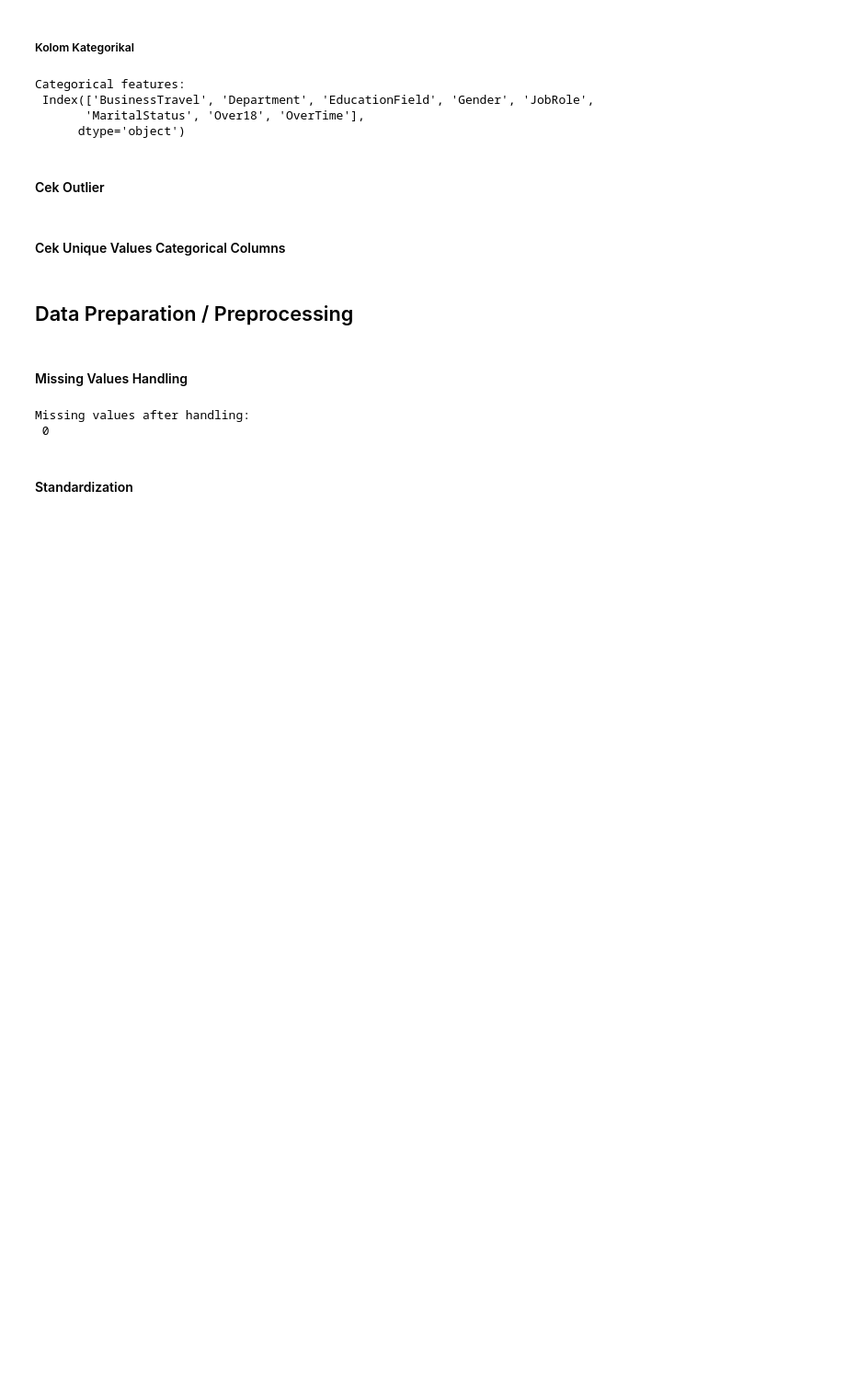
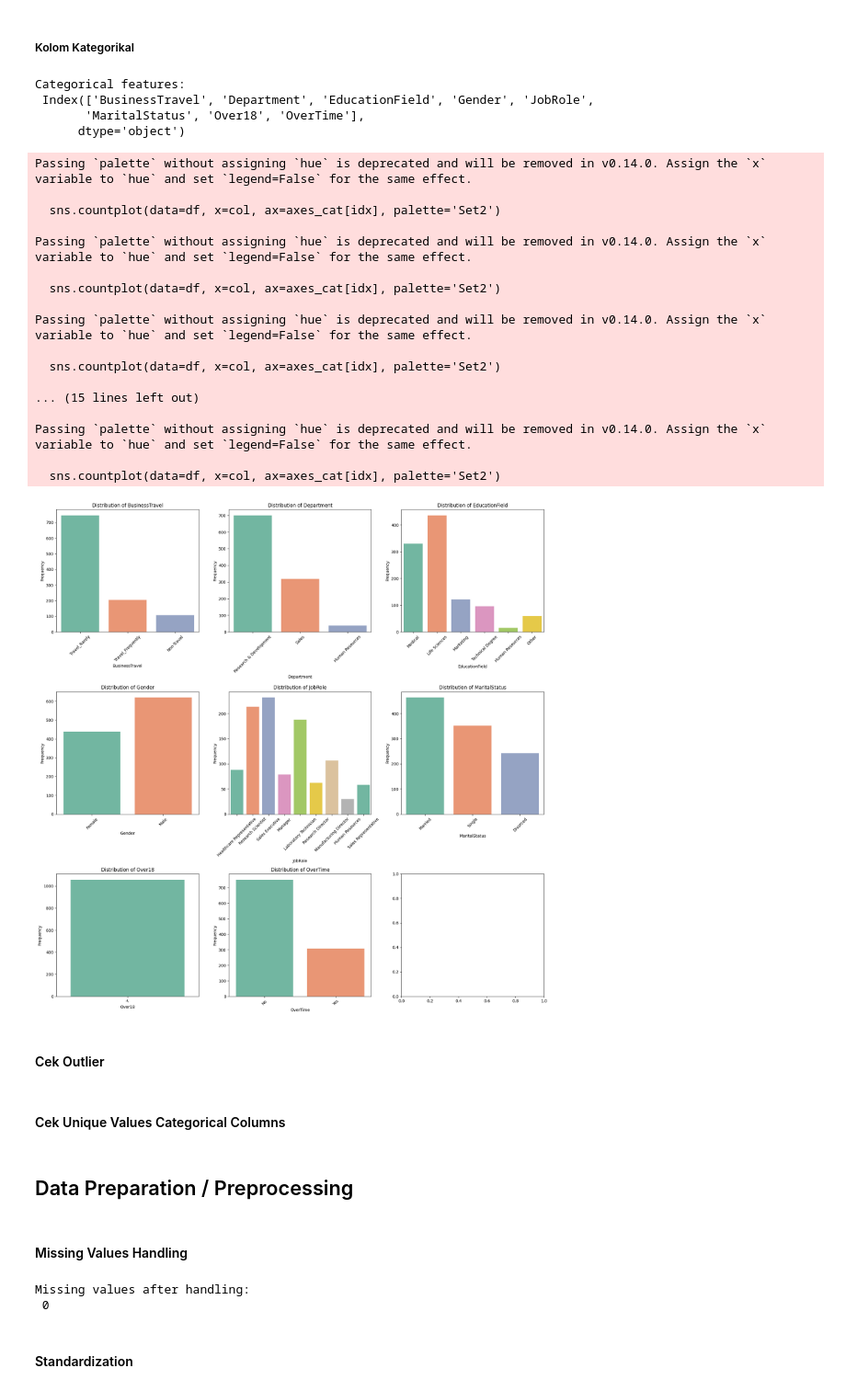
Before and after one commit to Sulbae/HR-Dashboard, a Jupyter notebook: notebook.ipynb, the cells around one changed output. Shown at 92% size. Cells and saved outputs as stored; diff of their text form; code cells hidden in the pictures; blank space fills up the shorter version.

```diff
--- a/notebook.ipynb
+++ b/notebook.ipynb
@@ -183,6 +201,42 @@ Categorical features:
  Index(['BusinessTravel', 'Department', 'EducationField', 'Gender', 'JobRole',
        'MaritalStatus', 'Over18', 'OverTime'],
       dtype='object')
+# %%
+# countplot
+cat_cols = len(categorical_features)
+cat_rows = (cat_cols + 2) // 3
+
+fig_cat, axes_cat = plt.subplots(cat_rows, 3, figsize=(18, 6 * cat_rows))
+axes_cat = axes_cat.flatten()
+
+for idx, col in enumerate(categorical_features):
+    sns.countplot(data=df, x=col, ax=axes_cat[idx], palette='Set2')
+    axes_cat[idx].set_title(f'Distribution of {col}')
+    axes_cat[idx].set_xlabel(col)
+    axes_cat[idx].set_ylabel('Frequency')
+    axes_cat[idx].tick_params(axis='x', rotation=45)
+
+plt.tight_layout()
+plt.show()
+# %% [output]
+Passing `palette` without assigning `hue` is deprecated and will be removed in v0.14.0. Assign the `x` variable to `hue` and set `legend=False` for the same effect.
+
+  sns.countplot(data=df, x=col, ax=axes_cat[idx], palette='Set2')
+
+Passing `palette` without assigning `hue` is deprecated and will be removed in v0.14.0. Assign the `x` variable to `hue` and set `legend=False` for the same effect.
+
+  sns.countplot(data=df, x=col, ax=axes_cat[idx], palette='Set2')
+
+Passing `palette` without assigning `hue` is deprecated and will be removed in v0.14.0. Assign the `x` variable to `hue` and set `legend=False` for the same effect.
+
+  sns.countplot(data=df, x=col, ax=axes_cat[idx], palette='Set2')
+
+... (15 lines left out)
+
+Passing `palette` without assigning `hue` is deprecated and will be removed in v0.14.0. Assign the `x` variable to `hue` and set `legend=False` for the same effect.
+
+  sns.countplot(data=df, x=col, ax=axes_cat[idx], palette='Set2')
+[figure, added]
 # %% [markdown]
 #### Cek Outlier
 # %% [markdown]
```
Also changed, not shown: parts of 1 cell of this notebook.
